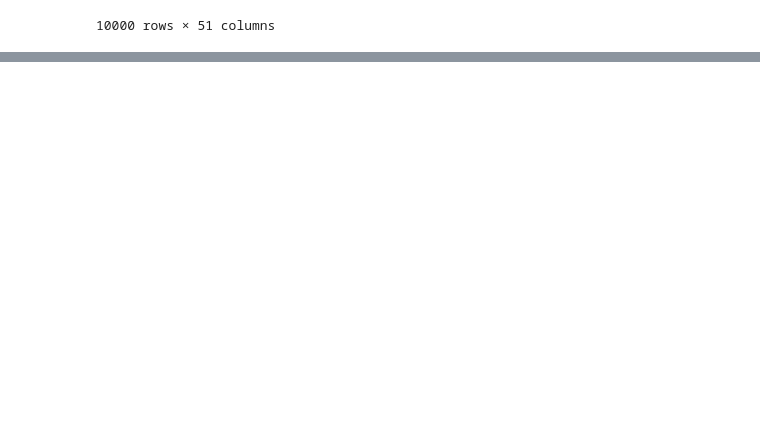
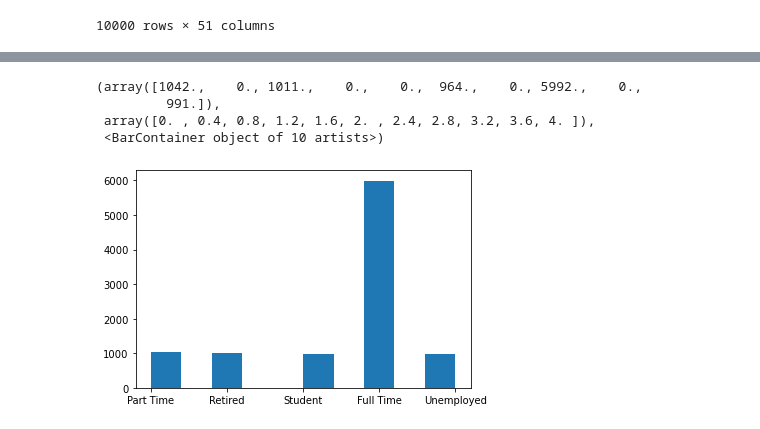
Before and after one commit to michaelle93/D206datacleaning, a Jupyter notebook: D206PA.ipynb, the cells around one changed output, grey strips where cells are left out. Cells and saved outputs as stored; diff of their text form; code cells hidden in the pictures; blank space fills up the shorter version.

```diff
--- a/D206PA.ipynb
+++ b/D206PA.ipynb
@@ -369,0 +461,8 @@ df
+# %%
+plt.hist(df['Employment'])
+# %% [output]
+(array([1042.,    0., 1011.,    0.,    0.,  964.,    0., 5992.,    0.,
+         991.]),
+ array([0. , 0.4, 0.8, 1.2, 1.6, 2. , 2.4, 2.8, 3.2, 3.6, 4. ]),
+ <BarContainer object of 10 artists>)
+[figure, added]
```
Also changed, not shown: parts of 43 cells of this notebook.
